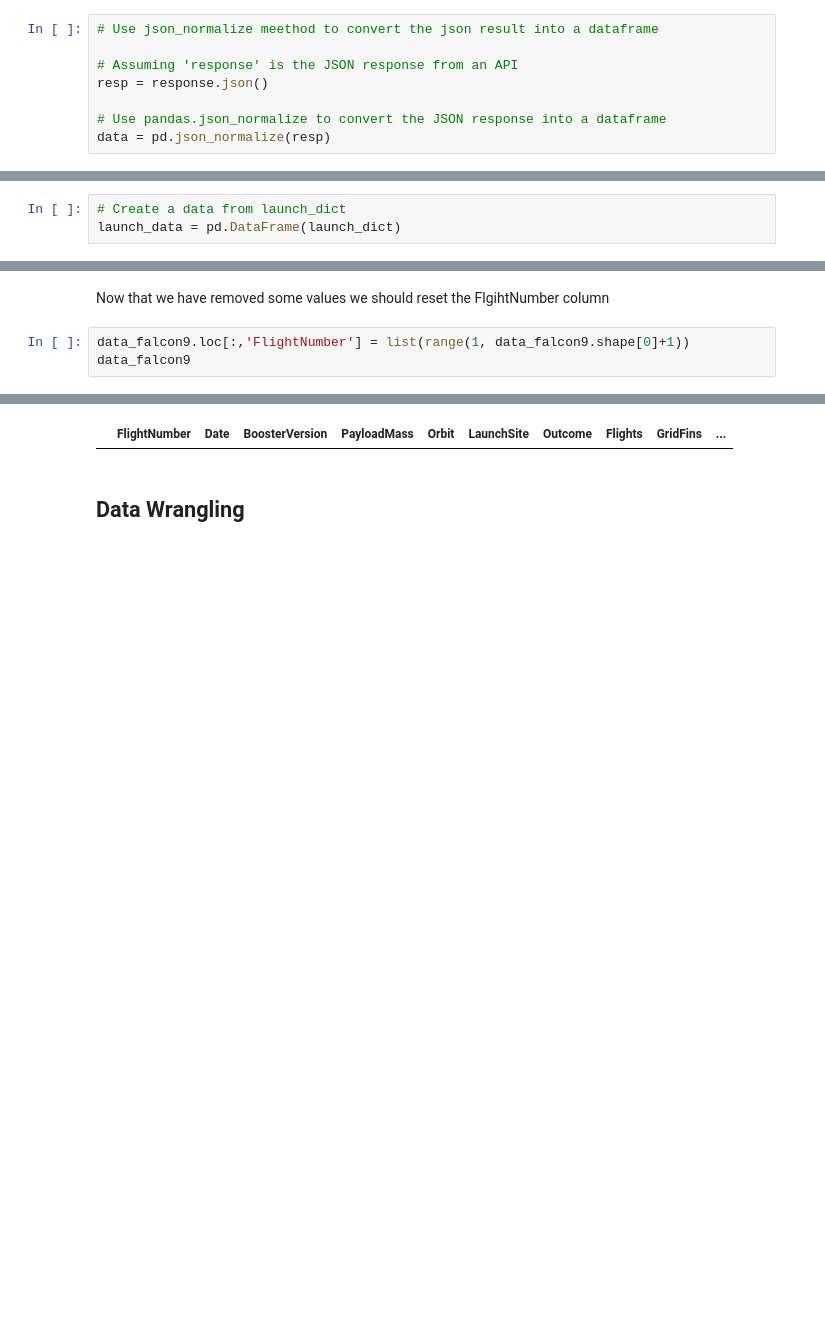
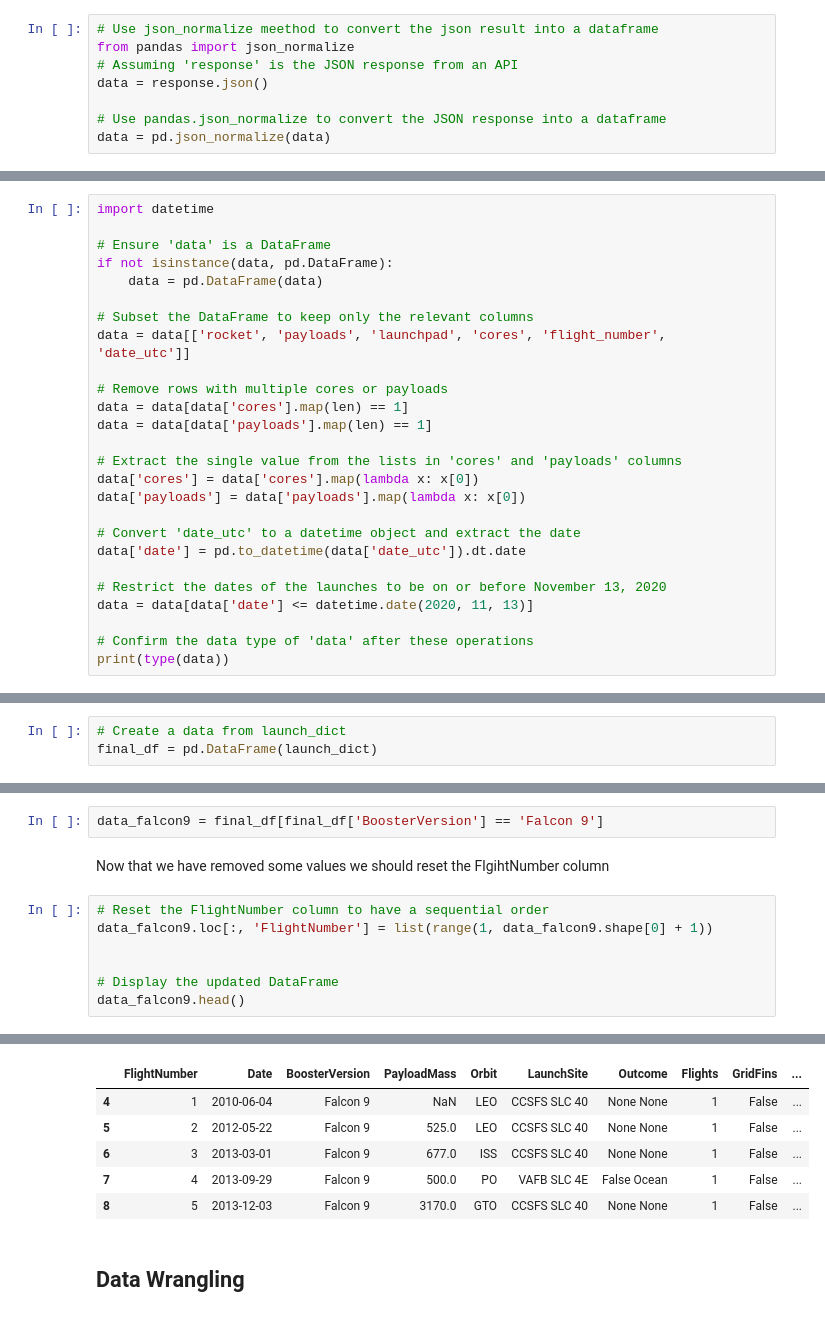
Before and after one commit to Beatrizfv/Spacex-Data-Collection, a Jupyter notebook: jupyter-labs-spacex-data-collection-api.ipynb, the cells around one changed output, grey strips where cells are left out. Drawn from its saved outputs; the diff is of its cells as text; blank space fills up the shorter version.

```diff
--- a/jupyter-labs-spacex-data-collection-api.ipynb
+++ b/jupyter-labs-spacex-data-collection-api.ipynb
@@ -130,12 +130,12 @@ response.status_code
 Now we decode the response content as a Json using <code>.json()</code> and turn it into a Pandas dataframe using <code>.json_normalize()</code>
 # %%
 # Use json_normalize meethod to convert the json result into a dataframe
-
+from pandas import json_normalize
 # Assuming 'response' is the JSON response from an API
-resp = response.json()
+data = response.json()
 
 # Use pandas.json_normalize to convert the JSON response into a dataframe
-data = pd.json_normalize(resp)
+data = pd.json_normalize(data)
 # %% [markdown]
 Using the dataframe <code>data</code> print the first 5 rows
 # %%
@@ -191,0 +155,26 @@ for index, row in data.iterrows():
+# %%
+import datetime
+
+# Ensure 'data' is a DataFrame
+if not isinstance(data, pd.DataFrame):
+    data = pd.DataFrame(data)
+
+# Subset the DataFrame to keep only the relevant columns
+data = data[['rocket', 'payloads', 'launchpad', 'cores', 'flight_number', 'date_utc']]
+
+# Remove rows with multiple cores or payloads
+data = data[data['cores'].map(len) == 1]
+data = data[data['payloads'].map(len) == 1]
+
+# Extract the single value from the lists in 'cores' and 'payloads' columns
+data['cores'] = data['cores'].map(lambda x: x[0])
+data['payloads'] = data['payloads'].map(lambda x: x[0])
+
+# Convert 'date_utc' to a datetime object and extract the date
+data['date'] = pd.to_datetime(data['date_utc']).dt.date
+
+# Restrict the dates of the launches to be on or before November 13, 2020
+data = data[data['date'] <= datetime.date(2020, 11, 13)]
+
+# Confirm the data type of 'data' after these operations
+print(type(data))
@@ -268,7 +259,7 @@ launch_dict = {'FlightNumber': list(data['flight_number']),
 Then, we need to create a Pandas data frame from the dictionary launch_dict.
 # %%
 # Create a data from launch_dict
-launch_data = pd.DataFrame(launch_dict)
+final_df = pd.DataFrame(launch_dict)
 # %% [markdown]
 Show the summary of the dataframe
 # %%
@@ -285,6 +279,12 @@ data_falcon9 = launch_data[launch_data['BoosterVersion'] != 'Falcon 1'] # Altern
+# %%
+data_falcon9 = final_df[final_df['BoosterVersion'] == 'Falcon 9']
 # %% [markdown]
 Now that we have removed some values we should reset the FlgihtNumber column
 # %%
-data_falcon9.loc[:,'FlightNumber'] = list(range(1, data_falcon9.shape[0]+1))
-data_falcon9
+# Reset the FlightNumber column to have a sequential order
+data_falcon9.loc[:, 'FlightNumber'] = list(range(1, data_falcon9.shape[0] + 1))
+
+
+# Display the updated DataFrame
+data_falcon9.head()
 # %% [output]
@@ -291,4 +296,9 @@ data_falcon9
 |  | FlightNumber | Date | BoosterVersion | PayloadMass | Orbit | LaunchSite | Outcome | Flights | GridFins | ... |
+| 4 | 1 | 2010-06-04 | Falcon 9 | NaN | LEO | CCSFS SLC 40 | None None | 1 | False | ... |
+| 5 | 2 | 2012-05-22 | Falcon 9 | 525.0 | LEO | CCSFS SLC 40 | None None | 1 | False | ... |
+| 6 | 3 | 2013-03-01 | Falcon 9 | 677.0 | ISS | CCSFS SLC 40 | None None | 1 | False | ... |
+| 7 | 4 | 2013-09-29 | Falcon 9 | 500.0 | PO | VAFB SLC 4E | False Ocean | 1 | False | ... |
+| 8 | 5 | 2013-12-03 | Falcon 9 | 3170.0 | GTO | CCSFS SLC 40 | None None | 1 | False | ... |
 # %% [markdown]
 ## Data Wrangling
 # %% [markdown]
```
Also changed, not shown: parts of 8 cells of this notebook.
